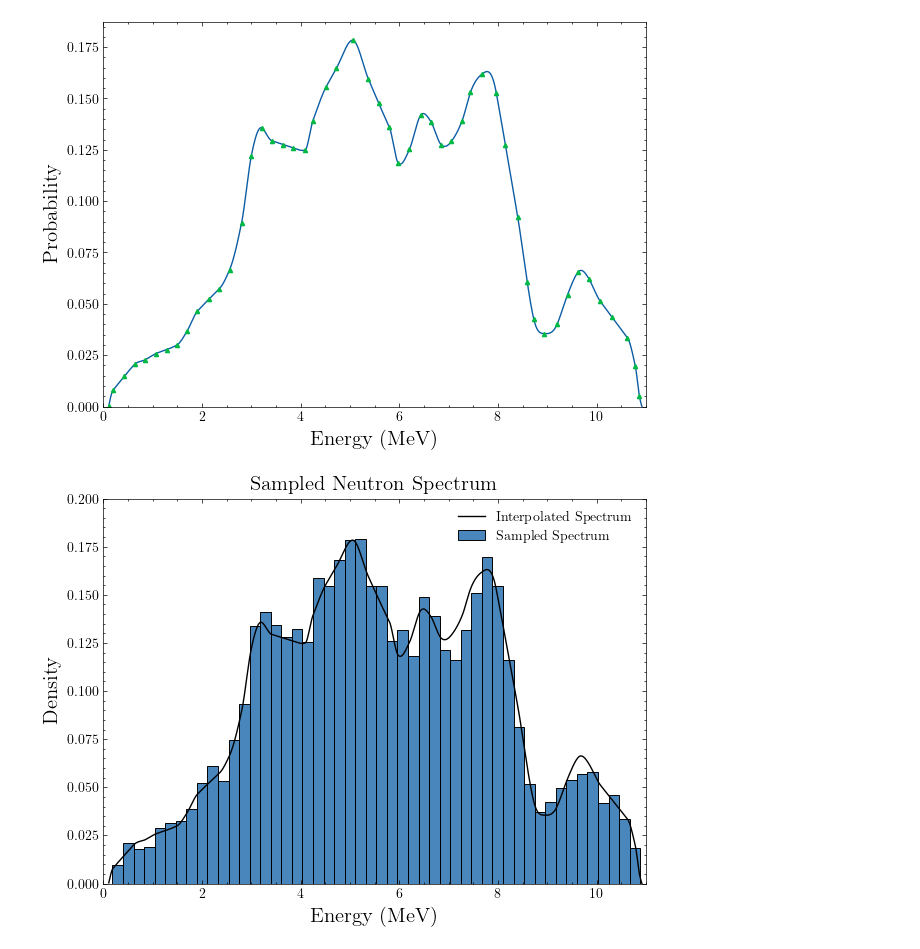
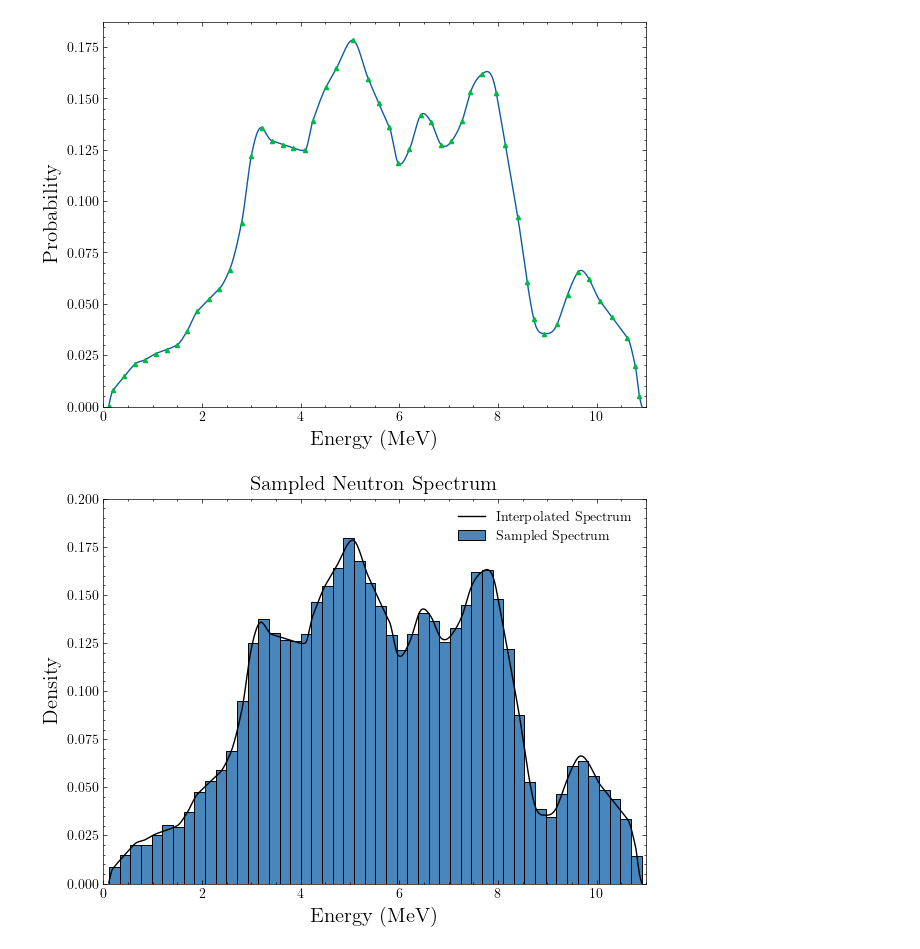
Before and after one commit to DerkNiessink/NeutroWater, a Jupyter notebook: analysis/neutron_spectrum.ipynb, the cells around one changed output. Saved outputs shown, nothing was run; the diff lists cells and outputs as text; code cells hidden in the pictures.

```diff
--- a/analysis/neutron_spectrum.ipynb
+++ b/analysis/neutron_spectrum.ipynb
@@ -40,7 +40,7 @@ plt.show()
 [figure]
 # %%
 f = Akima1DInterpolator(xp, fp_norm)
-x_interp = np.linspace(min(xp), max(xp), 10000000)
+x_interp = np.linspace(min(xp), max(xp), 1000000)
 y_interp = f(x_interp)
 
 plt.figure(figsize=(7,5))
@@ -69,25 +69,19 @@ def rejection_sampler(interp, xbounds, num_samples):
 
     return sampled_points
 # %%
-# Define bounds of x
 xbounds = (min(xp), max(xp))
-
-# Define the number of samples
-num_samples = 10000
-
-# Sample from the interpolator using rejection sampling
+num_samples = 100000
 sampled_points = rejection_sampler(f, xbounds, num_samples)
 
-# Plot the sampled points
 plt.figure(figsize=(7, 5))
 plt.plot(x_interp,y_interp, "-", markersize=3, color = "k", label = "Interpolated Spectrum")
 sns.histplot(sampled_points, bins=50, stat="density", label = "Sampled Spectrum")
 plt.xlabel('Energy (MeV)', fontsize=15)
 plt.ylabel('Density', fontsize=15)
 plt.xlim(0, 11)
 plt.ylim(0, 0.2)
 plt.legend()
 plt.title("Sampled Neutron Spectrum", fontsize=15)
 plt.show()
 # %% [output]
-[figure, old version]
+[figure, new version]
```
Also changed, not shown: parts of 1 cell of this notebook, 6 other files.
